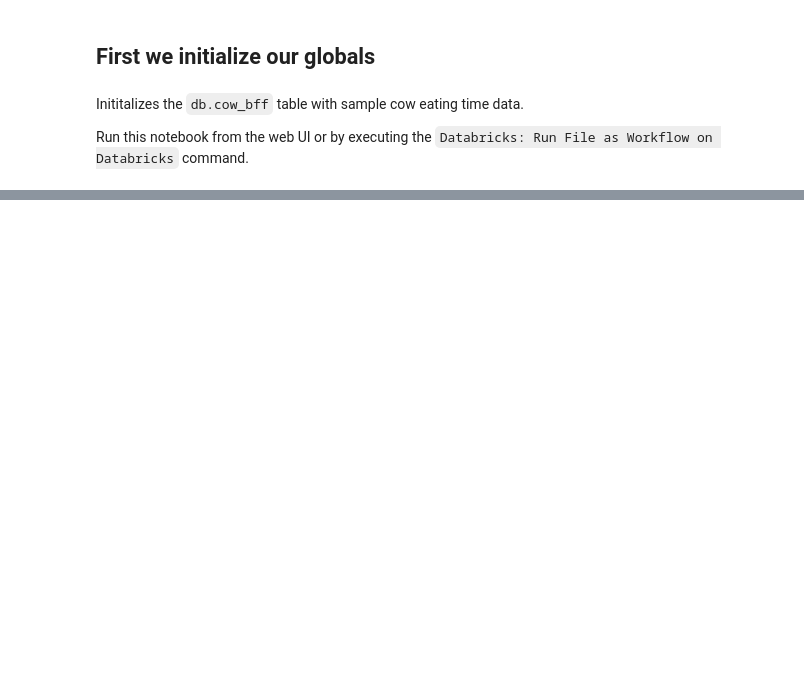
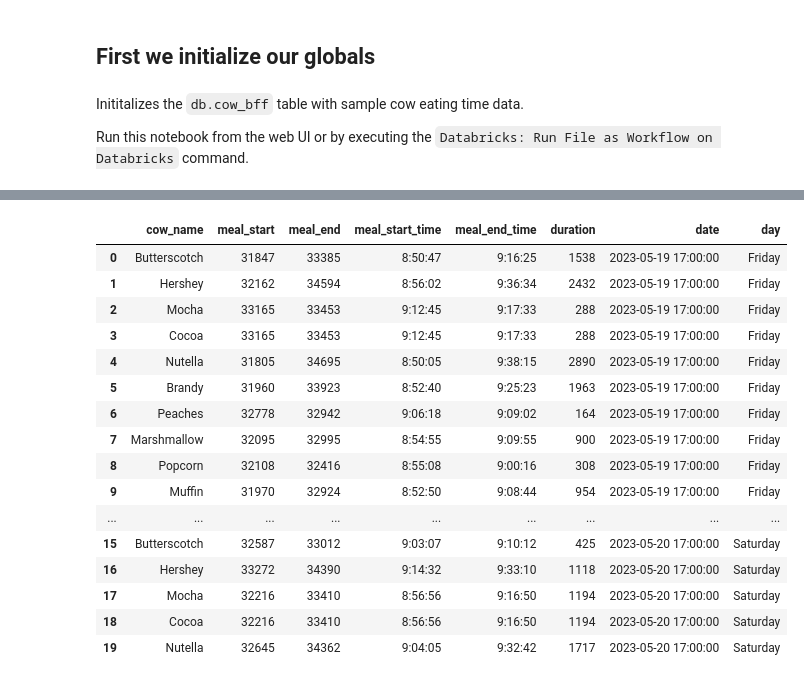
Before and after one commit to kimberlyma/tech-summit-cows-bff, a Jupyter notebook: notebooks/Generate Cow Data.ipynb, the cells around one changed output, grey strips where cells are left out. Saved outputs shown, nothing was run; the diff lists cells and outputs as text; code cells hidden in the pictures; blank space fills up the shorter version.

Commit message:
using field eng catalog

```diff
--- a/notebooks/Generate Cow Data.ipynb
+++ b/notebooks/Generate Cow Data.ipynb
@@ -4,6 +4,9 @@
 Inititalizes the `db.cow_bff` table with sample cow eating time data.
 
 Run this notebook from the web UI or by executing the `Databricks: Run File as Workflow on Databricks` command.
+# %%
+from databricks.connect import DatabricksSession
+spark = DatabricksSession.builder.getOrCreate()
 # %%
 import random
 
@@ -87,0 +95,21 @@ display(spark_df)
+# %%
+cows_bff = spark.table("field_demos.db.cows_bff")
+display(cows_bff)
+# %% [output]
+|  | cow_name | meal_start | meal_end | meal_start_time | meal_end_time | duration | date | day |
+| 0 | Butterscotch | 31847 | 33385 | 8:50:47 | 9:16:25 | 1538 | 2023-05-19 17:00:00 | Friday |
+| 1 | Hershey | 32162 | 34594 | 8:56:02 | 9:36:34 | 2432 | 2023-05-19 17:00:00 | Friday |
+| 2 | Mocha | 33165 | 33453 | 9:12:45 | 9:17:33 | 288 | 2023-05-19 17:00:00 | Friday |
+| 3 | Cocoa | 33165 | 33453 | 9:12:45 | 9:17:33 | 288 | 2023-05-19 17:00:00 | Friday |
+| 4 | Nutella | 31805 | 34695 | 8:50:05 | 9:38:15 | 2890 | 2023-05-19 17:00:00 | Friday |
+| 5 | Brandy | 31960 | 33923 | 8:52:40 | 9:25:23 | 1963 | 2023-05-19 17:00:00 | Friday |
+| 6 | Peaches | 32778 | 32942 | 9:06:18 | 9:09:02 | 164 | 2023-05-19 17:00:00 | Friday |
+| 7 | Marshmallow | 32095 | 32995 | 8:54:55 | 9:09:55 | 900 | 2023-05-19 17:00:00 | Friday |
+| 8 | Popcorn | 32108 | 32416 | 8:55:08 | 9:00:16 | 308 | 2023-05-19 17:00:00 | Friday |
+| 9 | Muffin | 31970 | 32924 | 8:52:50 | 9:08:44 | 954 | 2023-05-19 17:00:00 | Friday |
+| ... | ... | ... | ... | ... | ... | ... | ... | ... |
+| 15 | Butterscotch | 32587 | 33012 | 9:03:07 | 9:10:12 | 425 | 2023-05-20 17:00:00 | Saturday |
+| 16 | Hershey | 33272 | 34390 | 9:14:32 | 9:33:10 | 1118 | 2023-05-20 17:00:00 | Saturday |
+| 17 | Mocha | 32216 | 33410 | 8:56:56 | 9:16:50 | 1194 | 2023-05-20 17:00:00 | Saturday |
+| 18 | Cocoa | 32216 | 33410 | 8:56:56 | 9:16:50 | 1194 | 2023-05-20 17:00:00 | Saturday |
+| 19 | Nutella | 32645 | 34362 | 9:04:05 | 9:32:42 | 1717 | 2023-05-20 17:00:00 | Saturday |
```
Also changed, not shown: parts of 8 cells of this notebook, 2 other files.
